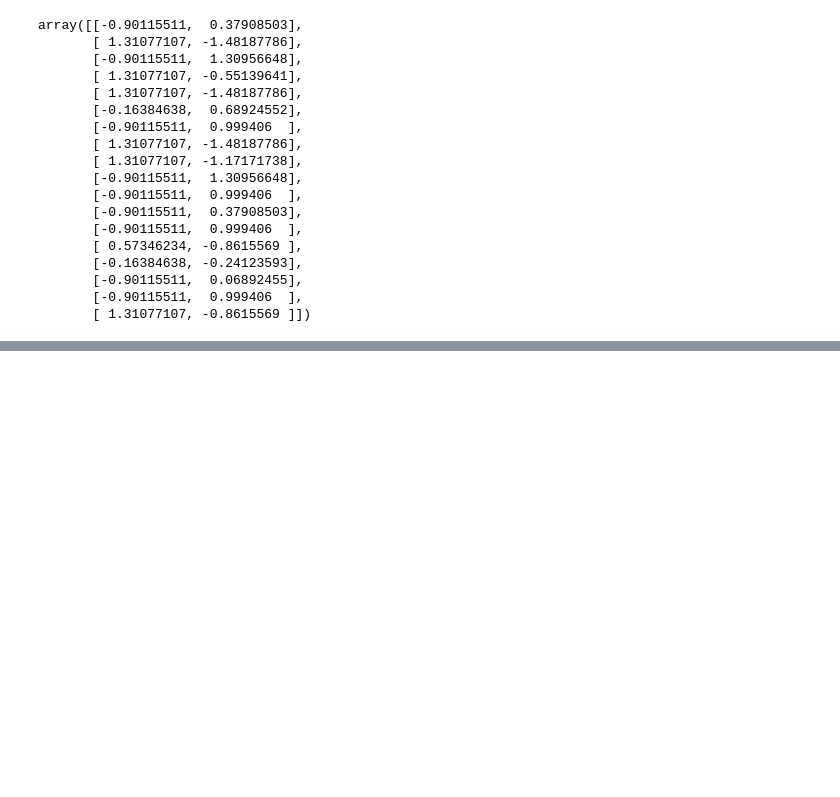
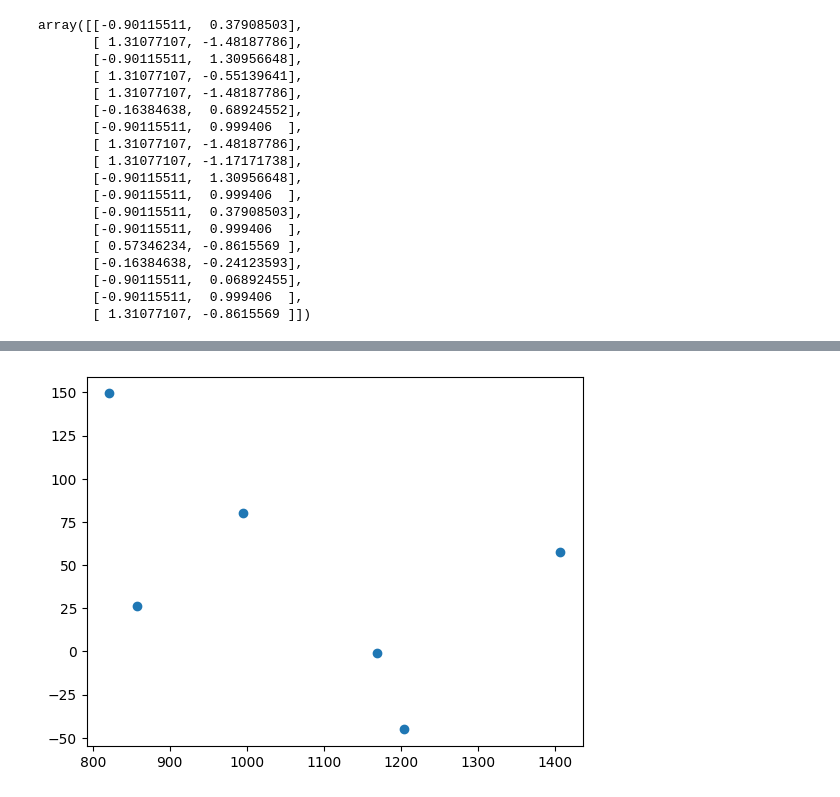
Before and after one commit to Sumit-Avasthi/Machine-Learning, a Jupyter notebook: Multi_Linear_Regression.ipynb, the cells around one changed output, grey strips where cells are left out. Cells and saved outputs as stored; diff of their text form; code cells hidden in the pictures; blank space fills up the shorter version.

```diff
--- a/Multi_Linear_Regression.ipynb
+++ b/Multi_Linear_Regression.ipynb
@@ -141,0 +202,5 @@ array([[-0.90115511,  0.37908503],
+# %%
+plt.scatter(y_pred,residual)
+plt.show()
+# %% [output]
+[figure, added]
```
Also changed, not shown: parts of 13 cells of this notebook.
